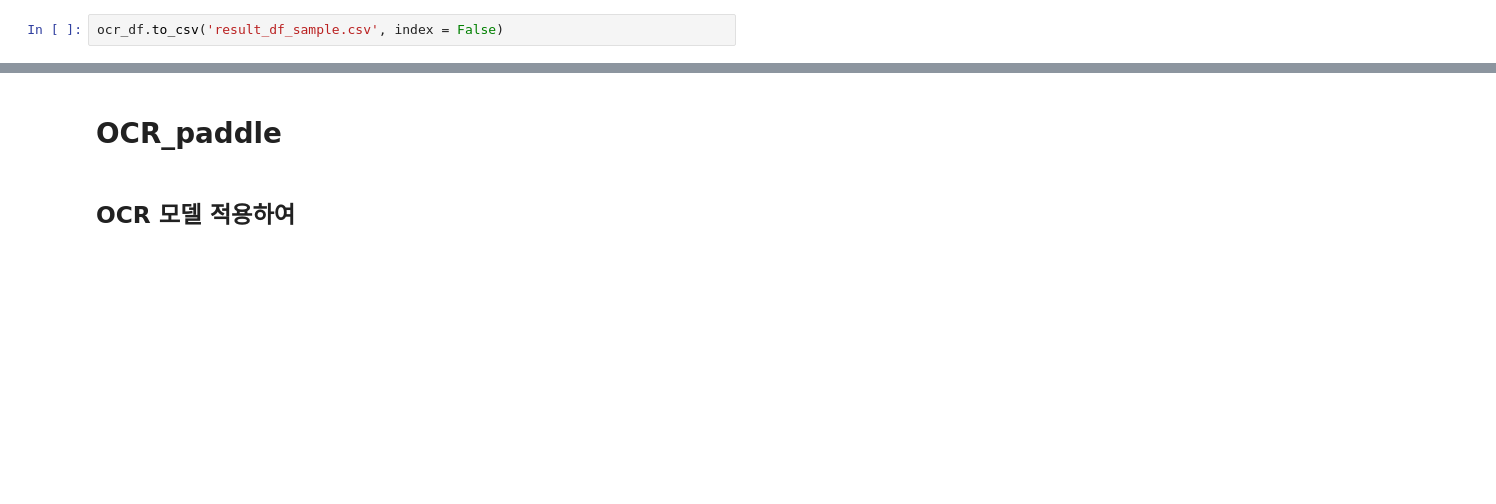
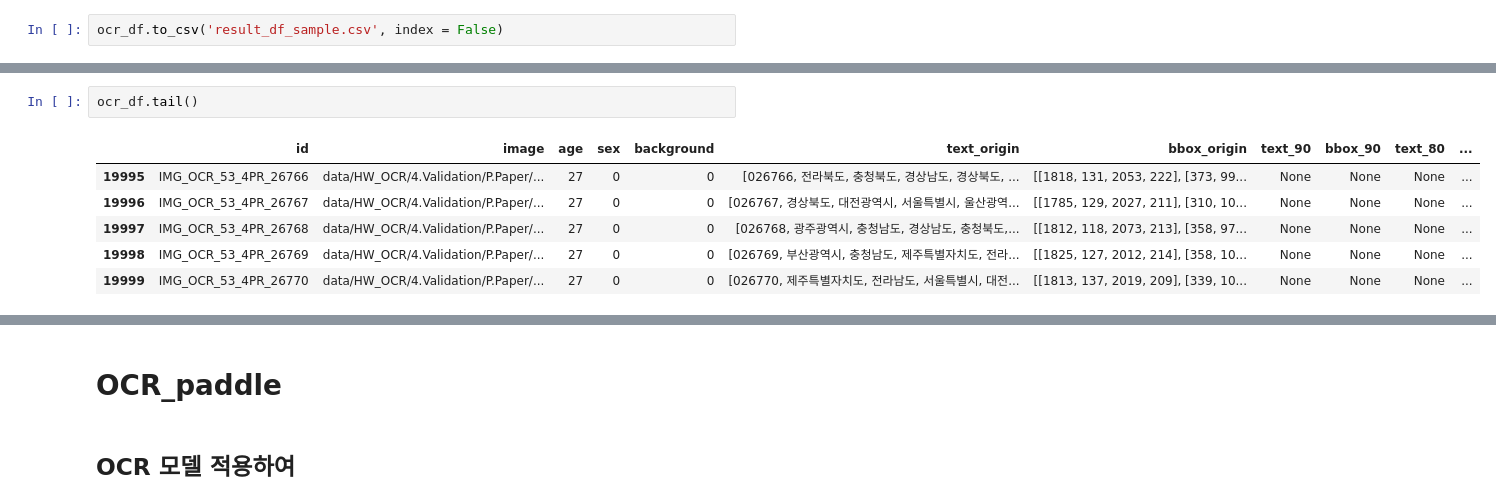
Before and after one commit to DLHandWriteOCR/HandWriteDL, a Jupyter notebook: OCR_paddle.ipynb, the cells around one changed output, grey strips where cells are left out. Cells and saved outputs as stored; diff of their text form; blank space fills up the shorter version.

```diff
--- a/OCR_paddle.ipynb
+++ b/OCR_paddle.ipynb
@@ -247,2 +274,11 @@ json2ocrdf(json_files_list[10000:20000])
+# %%
+ocr_df.tail()
+# %% [output]
+|  | id | image | age | sex | background | text_origin | bbox_origin | text_90 | bbox_90 | text_80 | ... |
+| 19995 | IMG_OCR_53_4PR_26766 | data/HW_OCR/4.Validation/P.Paper/... | 27 | 0 | 0 | [026766, 전라북도, 충청북도, 경상남도, 경상북도, ... | [[1818, 131, 2053, 222], [373, 99... | None | None | None | ... |
+| 19996 | IMG_OCR_53_4PR_26767 | data/HW_OCR/4.Validation/P.Paper/... | 27 | 0 | 0 | [026767, 경상북도, 대전광역시, 서울특별시, 울산광역... | [[1785, 129, 2027, 211], [310, 10... | None | None | None | ... |
+| 19997 | IMG_OCR_53_4PR_26768 | data/HW_OCR/4.Validation/P.Paper/... | 27 | 0 | 0 | [026768, 광주광역시, 충청남도, 경상남도, 충청북도,... | [[1812, 118, 2073, 213], [358, 97... | None | None | None | ... |
+| 19998 | IMG_OCR_53_4PR_26769 | data/HW_OCR/4.Validation/P.Paper/... | 27 | 0 | 0 | [026769, 부산광역시, 충청남도, 제주특별자치도, 전라... | [[1825, 127, 2012, 214], [358, 10... | None | None | None | ... |
+| 19999 | IMG_OCR_53_4PR_26770 | data/HW_OCR/4.Validation/P.Paper/... | 27 | 0 | 0 | [026770, 제주특별자치도, 전라남도, 서울특별시, 대전... | [[1813, 137, 2019, 209], [339, 10... | None | None | None | ... |
 # %%
 json2ocrdf(json_files_list[20000:30000])
```
Also changed, not shown: parts of 11 cells of this notebook.
